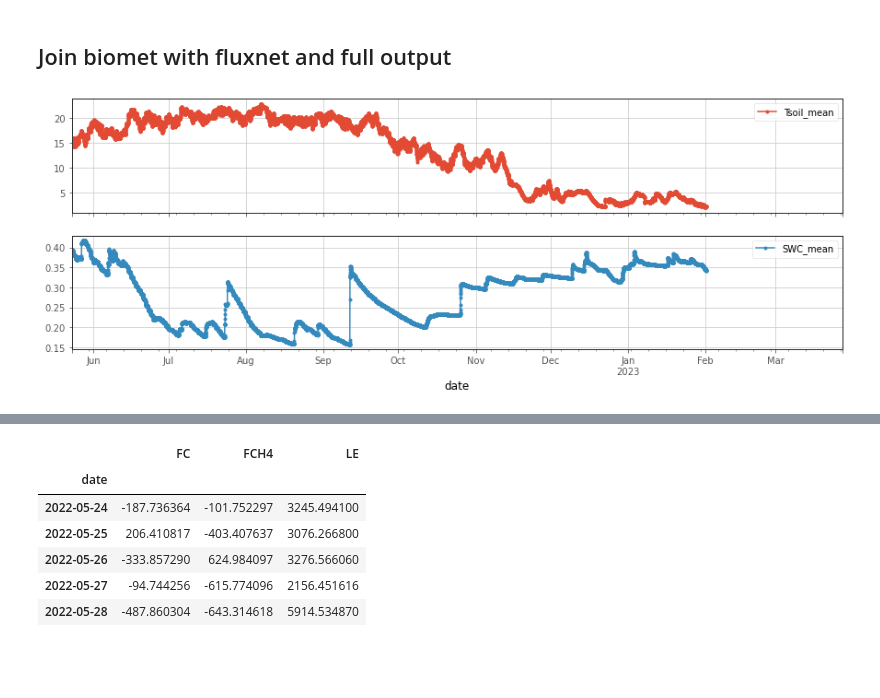
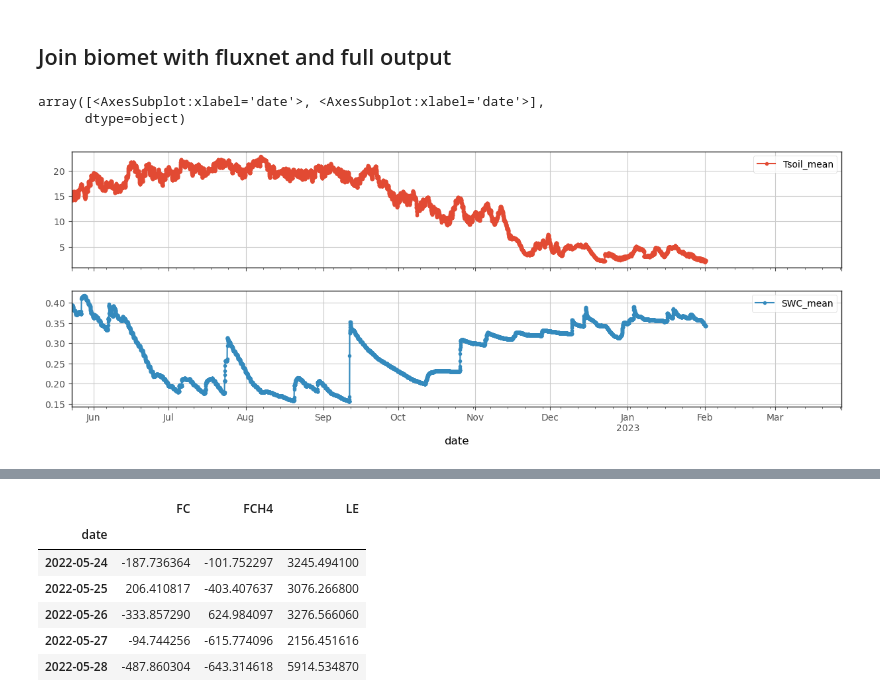
Before and after one commit to ottobriner/atmos-flux-data, a Jupyter notebook: 0.compile_EddyPro_output.ipynb, the cells around one changed output, grey strips where cells are left out. Drawn from its saved outputs; the diff is of its cells as text; code cells hidden in the pictures; blank space fills up the shorter version.

Commit message:
EC flux post processing

```diff
--- a/0.compile_EddyPro_output.ipynb
+++ b/0.compile_EddyPro_output.ipynb
@@ -286,27 +319,18 @@ df.tail()
 # %%
 dfflx = read_fluxnet('/home/otto/data/atmos-flux-data/output/csv/atmos-fluxnet-20230401.csv')
 
 dffull = pd.read_csv('/home/otto/data/atmos-flux-data/output/csv/atmos-full_output-20230401.csv')
 dffull = (dffull
           .replace(-9999, np.nan)
           .set_index('date_time')
           .sort_index())
 
-atmos = read_atmos()
+atmos = read_atmos(path = '/home/otto/git/ATMOS484/output/ATMOS484_2023-03-27.csv')
 atmos = atmos.drop(columns = atmos.loc[:, 'filename':'ch4_tc_3_mean'].columns)
 atmos.loc[:, 'Tsoil_mean'] = atmos.loc[:, (atmos.columns[atmos.columns.str.contains('Tsoil') & ~atmos.columns.str.contains('cm')])].mean(axis=1)
 atmos.loc[:, 'SWC_mean'] = atmos.loc[:, (atmos.columns[atmos.columns.str.contains('SWC') & ~atmos.columns.str.contains('cm')])].mean(axis=1)
 atmos.loc[:, atmos.columns.str.contains('mean')].plot(subplots=True)
-
-fp = f'/home/otto/data/atmos-flux-data/output/atmos484_{datetime.now().strftime("%Y%m%d")}_biomet.csv'
-# atmos.to_csv(fp)
-
-df = dfflx.join(atmos, how='left')
-fp = f'/home/otto/data/atmos-flux-data/output/atmos484_{datetime.now().strftime("%Y%m%d")}_fluxnet.csv'
-# df.to_csv(fp)
-
-# df = dffull.join(atmos, how='left') # fails mixed type comparison, datetime columns mixed up
-fp = f'/home/otto/data/atmos-flux-data/output/atmos484_{datetime.now().strftime("%Y%m%d")}_full.csv'
-# df.to_csv(fp)
 # %% [output]
+array([<AxesSubplot:xlabel='date'>, <AxesSubplot:xlabel='date'>],
+      dtype=object)
-[figure, old version]
+[figure, new version]
```
Also changed, not shown: parts of 3 cells of this notebook.
